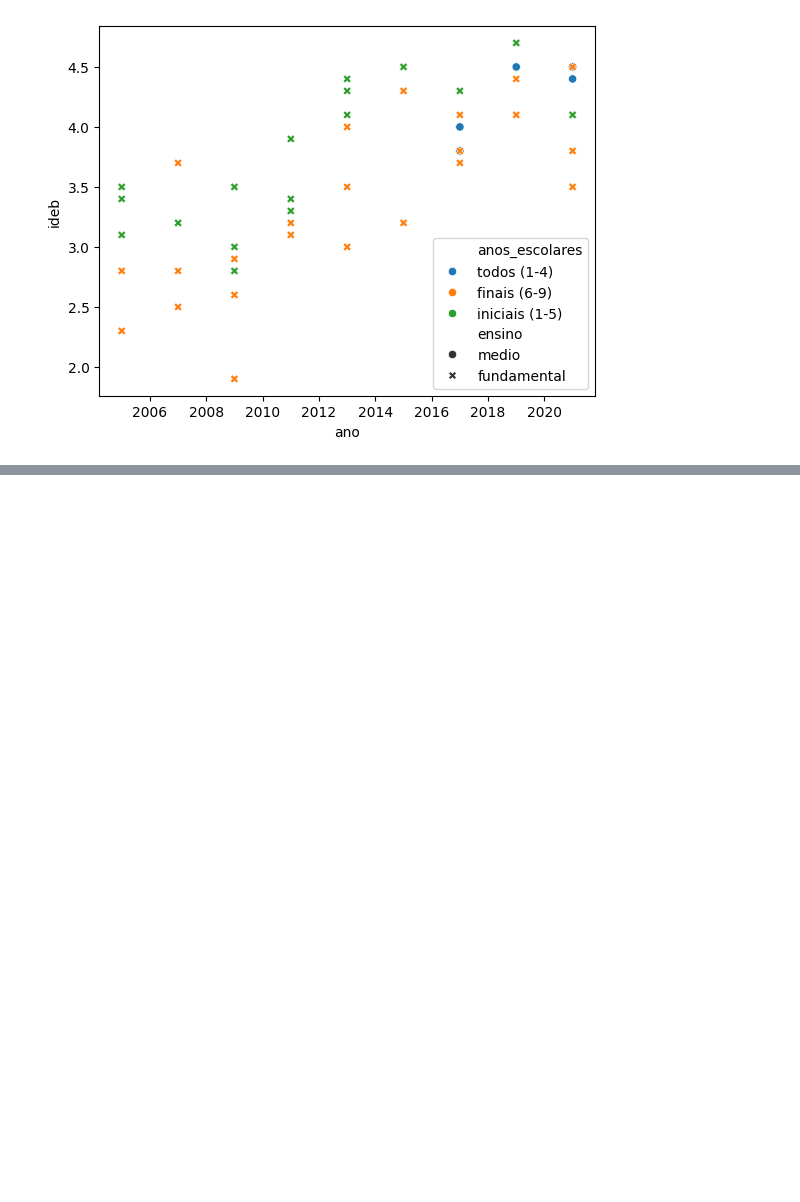
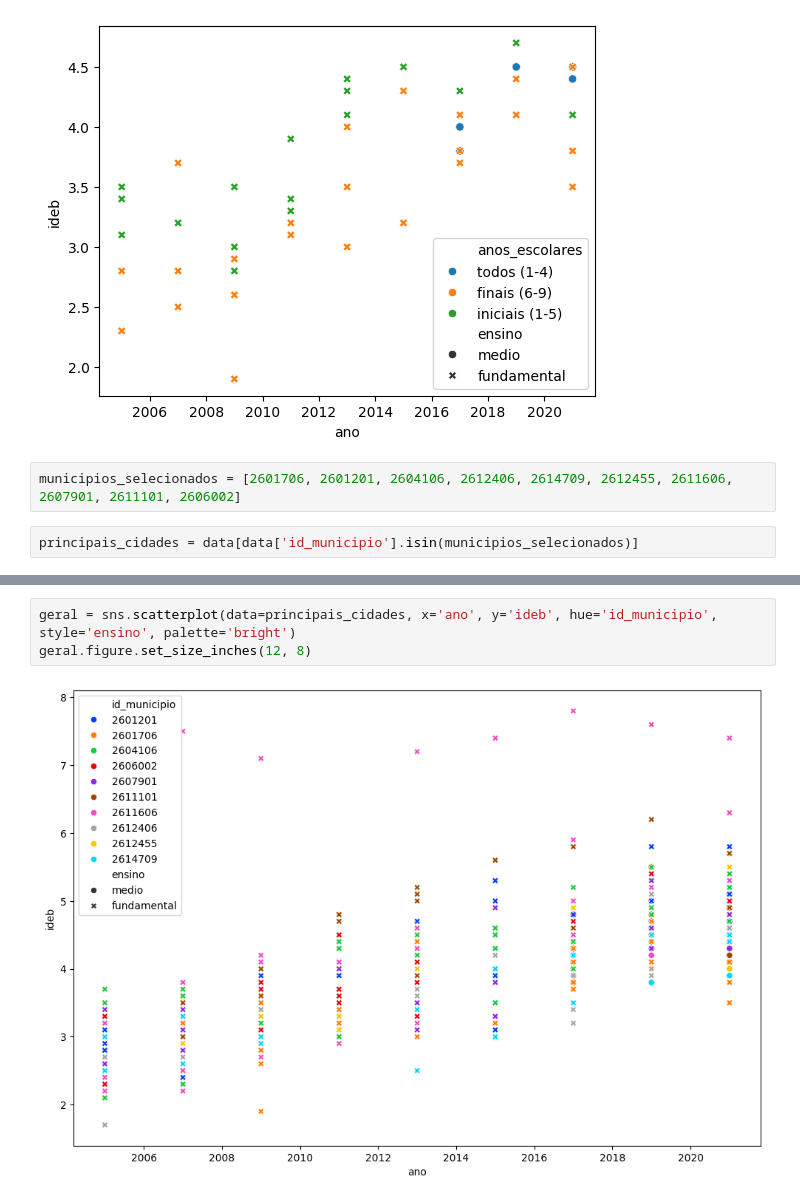
Before and after one commit to claraaqn/IC-Dadis_IDEB, a Jupyter notebook: tratamento_de_dados/inep_ideb.ipynb, the cells around one changed output, grey strips where cells are left out. Cells and saved outputs as stored; diff of their text form; blank space fills up the shorter version.

```diff
--- a/tratamento_de_dados/inep_ideb.ipynb
+++ b/tratamento_de_dados/inep_ideb.ipynb
@@ -82,3 +93,7 @@ sns.scatterplot(data=data_bj, x='ano', y='ideb', hue='anos_escolares', style='en
 # %% [output]
 <Axes: xlabel='ano', ylabel='ideb'>
 [figure]
+# %%
+municipios_selecionados = [2601706, 2601201, 2604106, 2612406, 2614709, 2612455, 2611606, 2607901, 2611101, 2606002]
+# %%
+principais_cidades = data[data['id_municipio'].isin(municipios_selecionados)]
@@ -84,0 +109,5 @@ sns.scatterplot(data=data_bj, x='ano', y='ideb', hue='anos_escolares', style='en
+# %%
+geral = sns.scatterplot(data=principais_cidades, x='ano', y='ideb', hue='id_municipio', style='ensino', palette='bright')
+geral.figure.set_size_inches(12, 8)
+# %% [output]
+[figure, added]
```
Also changed, not shown: parts of 21 cells of this notebook.
